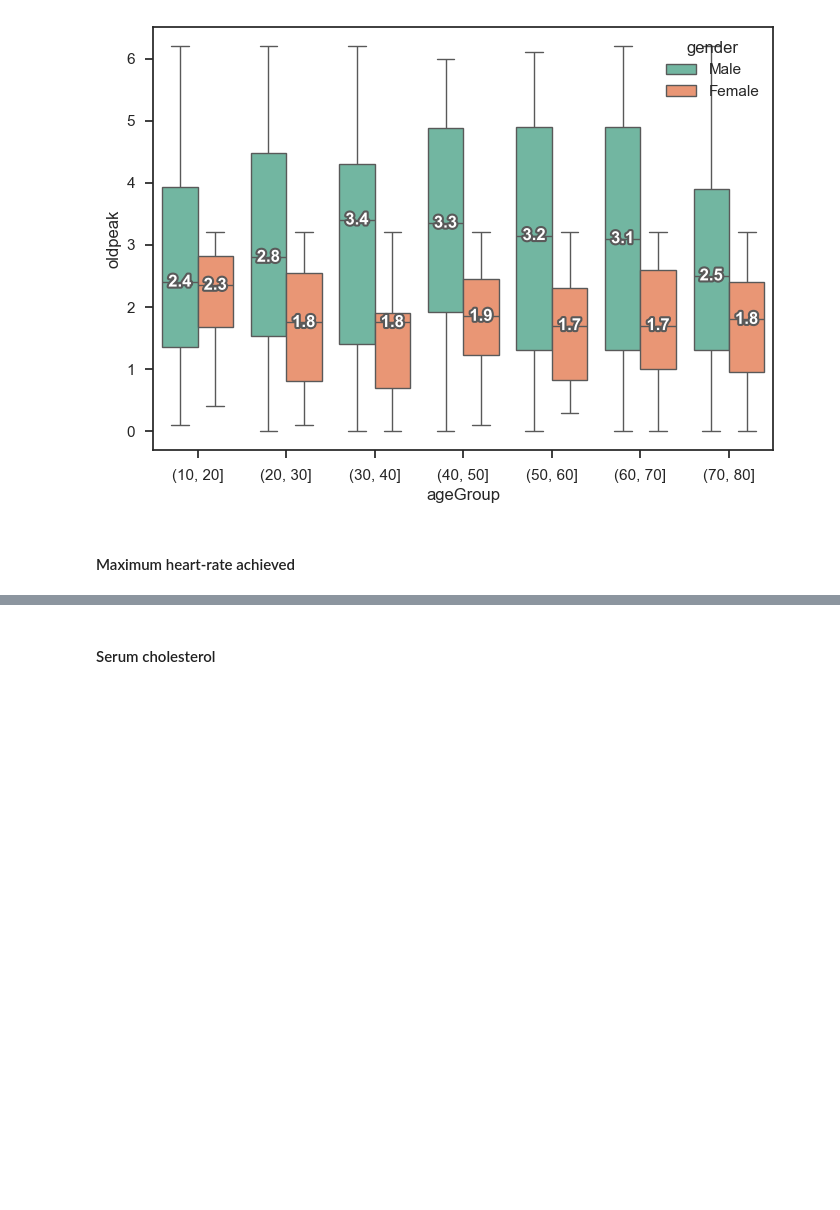
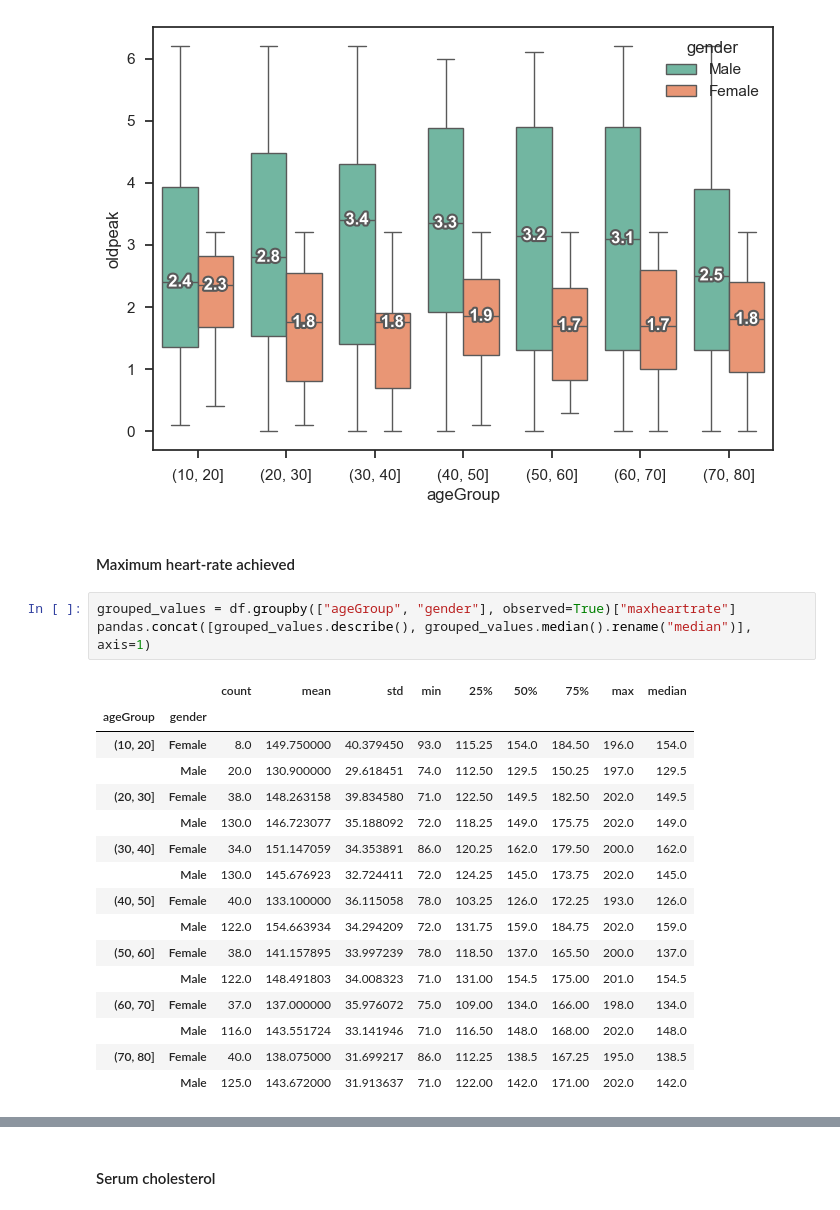
Before and after one commit to lexotero/kcl-7CCSONAR-analysis-and-reporting, a Jupyter notebook: src/notebook.ipynb, the cells around one changed output, grey strips where cells are left out. Drawn from its saved outputs; the diff is of its cells as text; blank space fills up the shorter version.

```diff
--- a/src/notebook.ipynb
+++ b/src/notebook.ipynb
@@ -265,6 +285,26 @@ add_median_labels(ax)
 [figure]
 # %% [markdown]
 #### Maximum heart-rate achieved
+# %%
+grouped_values = df.groupby(["ageGroup", "gender"], observed=True)["maxheartrate"]
+pandas.concat([grouped_values.describe(), grouped_values.median().rename("median")], axis=1)
+# %% [output]
+|  |  | count | mean | std | min | 25% | 50% | 75% | max | median |
+| ageGroup | gender |  |  |  |  |  |  |  |  |  |
+| (10, 20] | Female | 8.0 | 149.750000 | 40.379450 | 93.0 | 115.25 | 154.0 | 184.50 | 196.0 | 154.0 |
+|  | Male | 20.0 | 130.900000 | 29.618451 | 74.0 | 112.50 | 129.5 | 150.25 | 197.0 | 129.5 |
+| (20, 30] | Female | 38.0 | 148.263158 | 39.834580 | 71.0 | 122.50 | 149.5 | 182.50 | 202.0 | 149.5 |
+|  | Male | 130.0 | 146.723077 | 35.188092 | 72.0 | 118.25 | 149.0 | 175.75 | 202.0 | 149.0 |
+| (30, 40] | Female | 34.0 | 151.147059 | 34.353891 | 86.0 | 120.25 | 162.0 | 179.50 | 200.0 | 162.0 |
+|  | Male | 130.0 | 145.676923 | 32.724411 | 72.0 | 124.25 | 145.0 | 173.75 | 202.0 | 145.0 |
+| (40, 50] | Female | 40.0 | 133.100000 | 36.115058 | 78.0 | 103.25 | 126.0 | 172.25 | 193.0 | 126.0 |
+|  | Male | 122.0 | 154.663934 | 34.294209 | 72.0 | 131.75 | 159.0 | 184.75 | 202.0 | 159.0 |
+| (50, 60] | Female | 38.0 | 141.157895 | 33.997239 | 78.0 | 118.50 | 137.0 | 165.50 | 200.0 | 137.0 |
+|  | Male | 122.0 | 148.491803 | 34.008323 | 71.0 | 131.00 | 154.5 | 175.00 | 201.0 | 154.5 |
+| (60, 70] | Female | 37.0 | 137.000000 | 35.976072 | 75.0 | 109.00 | 134.0 | 166.00 | 198.0 | 134.0 |
+|  | Male | 116.0 | 143.551724 | 33.141946 | 71.0 | 116.50 | 148.0 | 168.00 | 202.0 | 148.0 |
+| (70, 80] | Female | 40.0 | 138.075000 | 31.699217 | 86.0 | 112.25 | 138.5 | 167.25 | 195.0 | 138.5 |
+|  | Male | 125.0 | 143.672000 | 31.913637 | 71.0 | 122.00 | 142.0 | 171.00 | 202.0 | 142.0 |
 # %%
 ax = sns.boxplot(data=df, x="ageGroup", y="maxheartrate", hue="gender")
 add_median_labels(ax)
```
Also changed, not shown: parts of 6 cells of this notebook.
